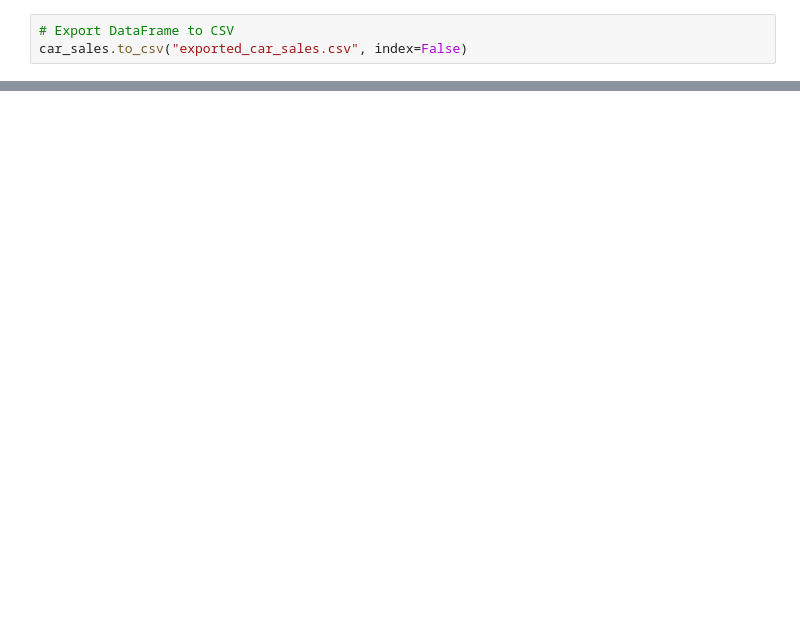
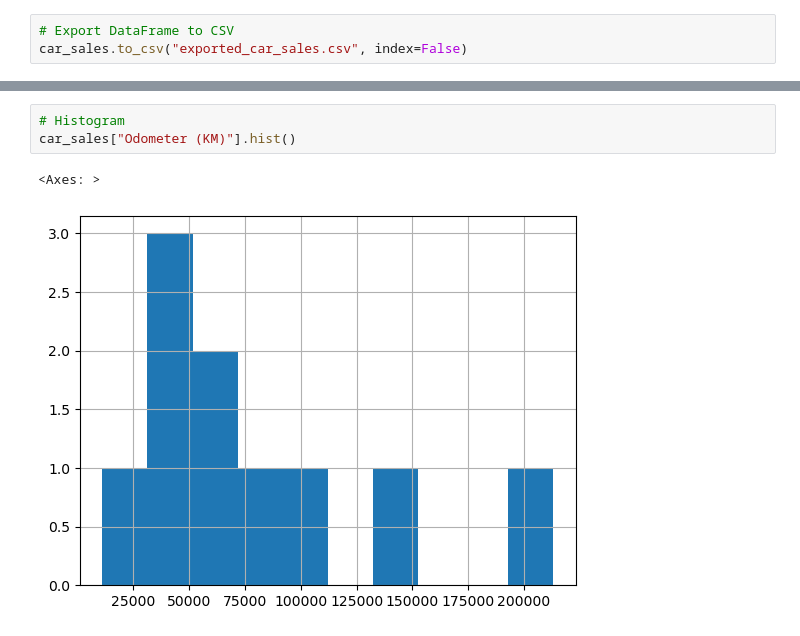
Before and after one commit to aftb777/Learning-Machine, a Jupyter notebook: PandasCodes/Exercise.ipynb, the cells around one changed output, grey strips where cells are left out. Cells and saved outputs as stored; diff of their text form; blank space fills up the shorter version.

```diff
--- a/PandasCodes/Exercise.ipynb
+++ b/PandasCodes/Exercise.ipynb
@@ -72,0 +224,6 @@ print(car_sales.iloc[3])
+# %%
+# Histogram
+car_sales["Odometer (KM)"].hist()
+# %% [output]
+<Axes: >
+[figure, added]
```
Also changed, not shown: parts of 24 cells of this notebook.
